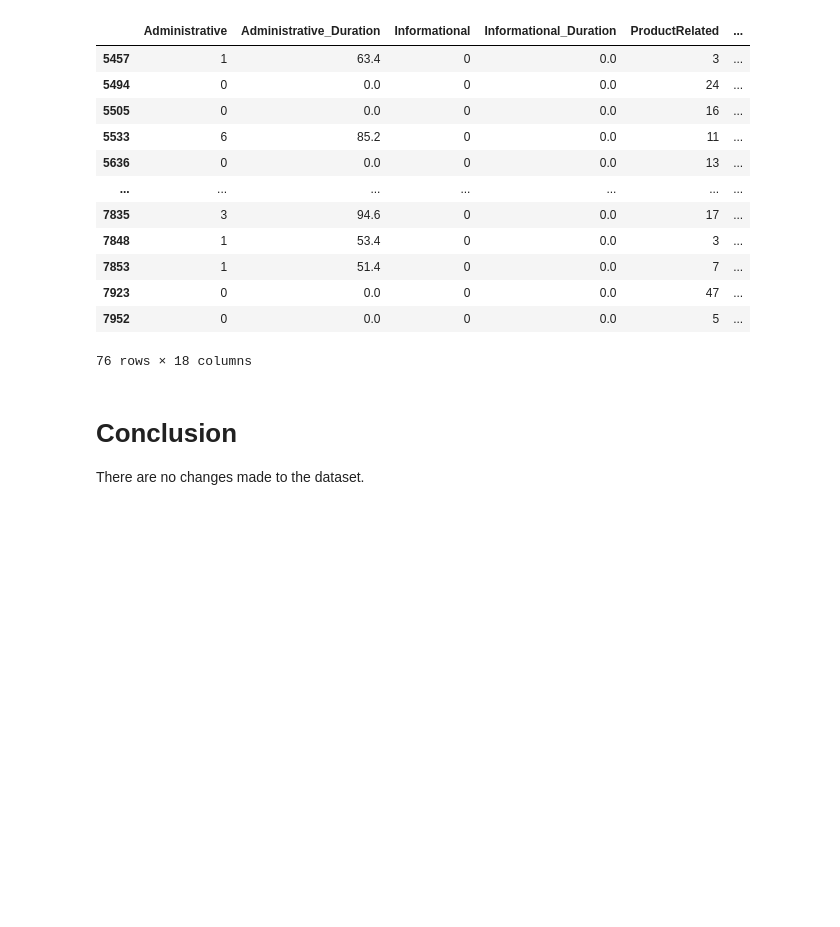
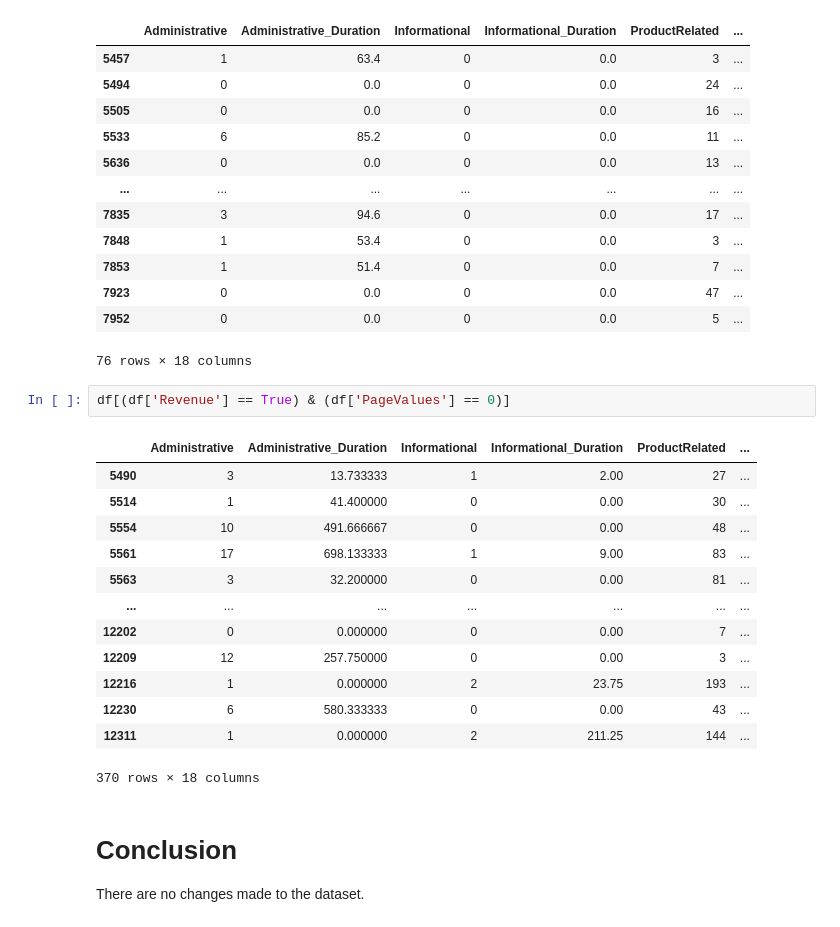
Before and after one commit to gtanubrata/Predicting-Buying-Session, a Jupyter notebook: Project Data Cleaning.ipynb, the cells around one changed output. Saved outputs shown, nothing was run; the diff lists cells and outputs as text; blank space fills up the shorter version.

```diff
--- a/Project Data Cleaning.ipynb
+++ b/Project Data Cleaning.ipynb
@@ -447,6 +447,22 @@ df[(df['BounceRates'] == 0) & (df['ExitRates'] == 0)]
 | 7923 | 0 | 0.0 | 0 | 0.0 | 47 | ... |
 | 7952 | 0 | 0.0 | 0 | 0.0 | 5 | ... |
 76 rows × 18 columns
+# %%
+df[(df['Revenue'] == True) & (df['PageValues'] == 0)]
+# %% [output]
+|  | Administrative | Administrative_Duration | Informational | Informational_Duration | ProductRelated | ... |
+| 5490 | 3 | 13.733333 | 1 | 2.00 | 27 | ... |
+| 5514 | 1 | 41.400000 | 0 | 0.00 | 30 | ... |
+| 5554 | 10 | 491.666667 | 0 | 0.00 | 48 | ... |
+| 5561 | 17 | 698.133333 | 1 | 9.00 | 83 | ... |
+| 5563 | 3 | 32.200000 | 0 | 0.00 | 81 | ... |
+| ... | ... | ... | ... | ... | ... | ... |
+| 12202 | 0 | 0.000000 | 0 | 0.00 | 7 | ... |
+| 12209 | 12 | 257.750000 | 0 | 0.00 | 3 | ... |
+| 12216 | 1 | 0.000000 | 2 | 23.75 | 193 | ... |
+| 12230 | 6 | 580.333333 | 0 | 0.00 | 43 | ... |
+| 12311 | 1 | 0.000000 | 2 | 211.25 | 144 | ... |
+370 rows × 18 columns
 # %% [markdown]
 # Conclusion
 There are no changes made to the dataset.
```
Also changed, not shown: 1 other file.
